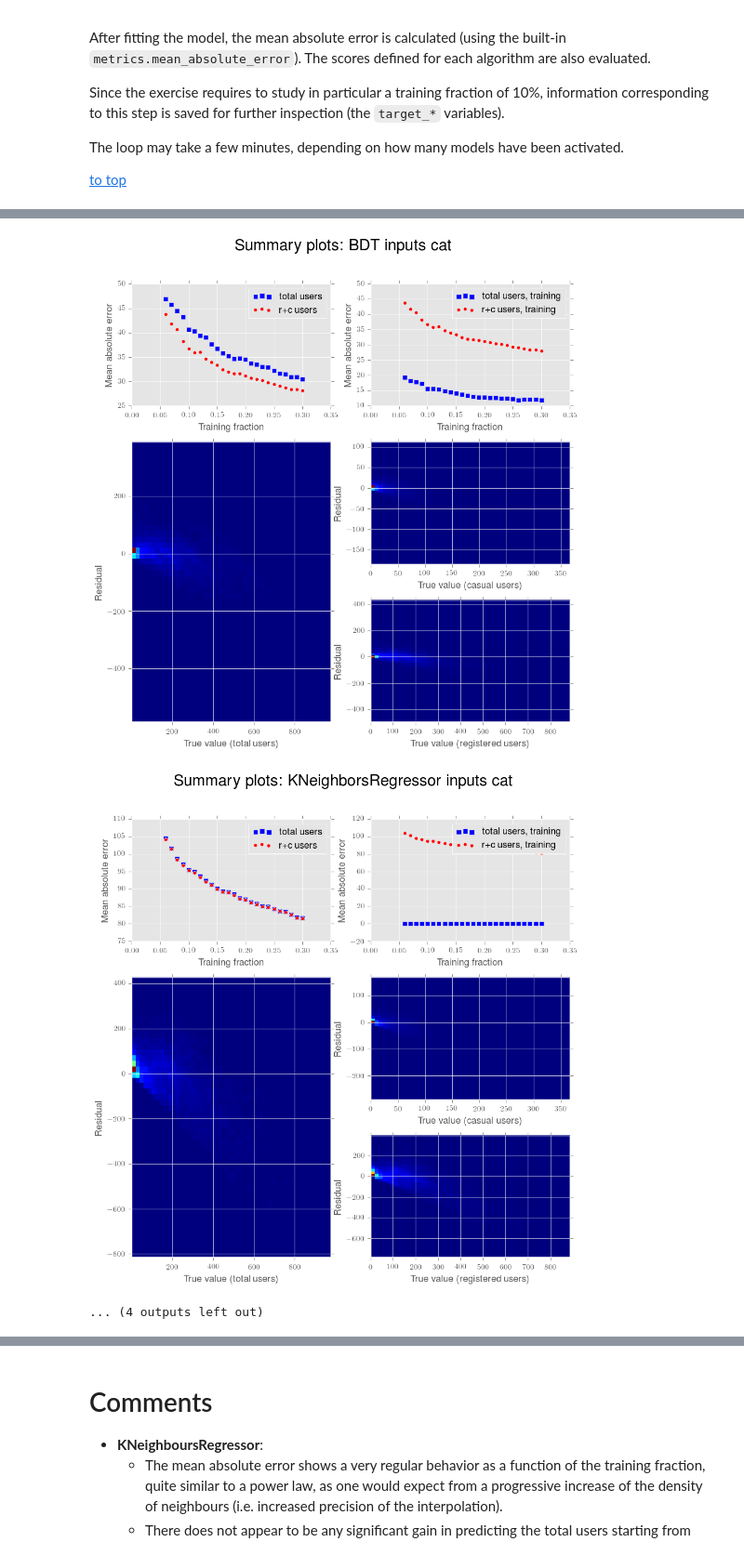
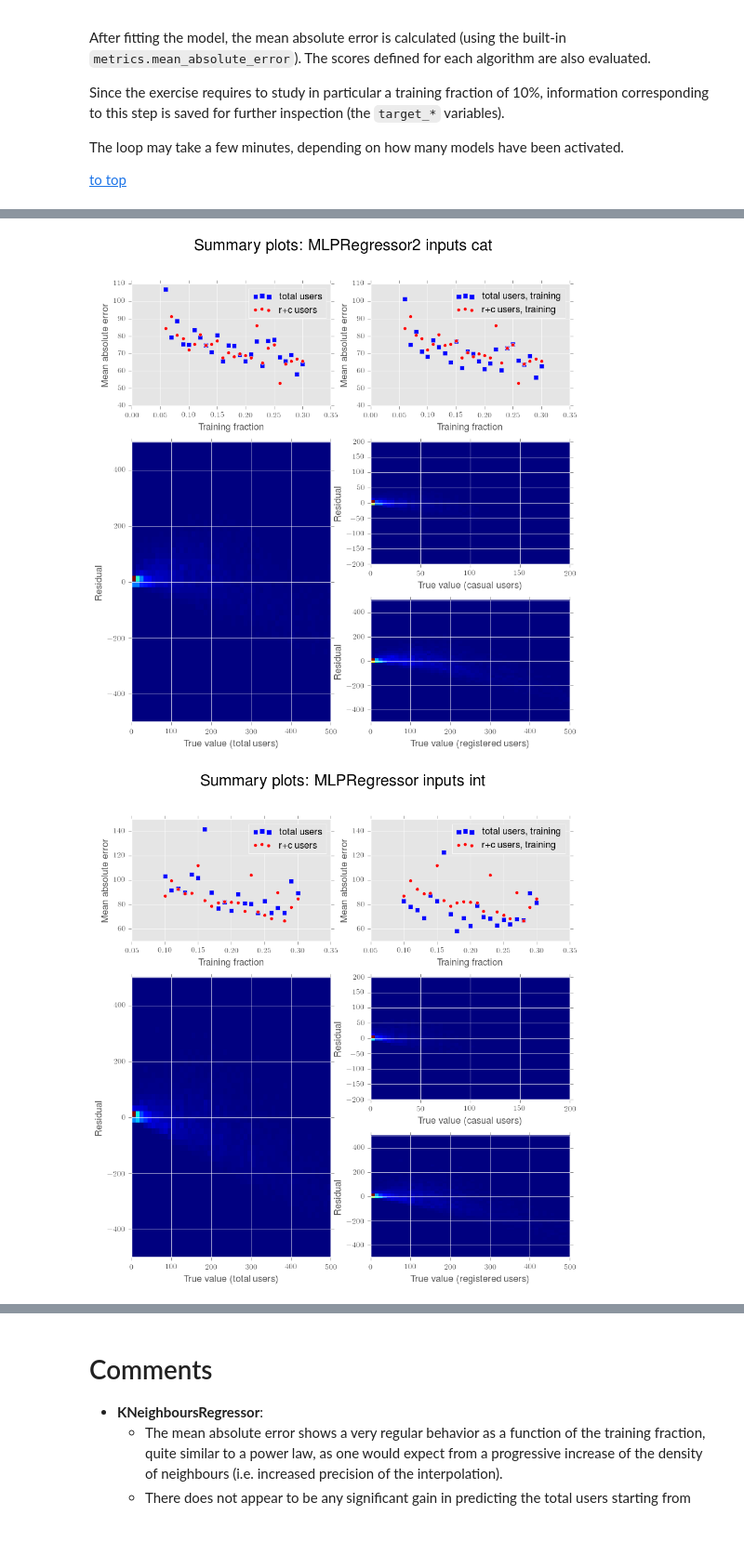
Before and after one commit to disimone/bikesharing, a Jupyter notebook: bikesharingClean.ipynb, the cells around one changed output, grey strips where cells are left out. Shown at 93% size. Drawn from its saved outputs; the diff is of its cells as text; code cells hidden in the pictures.

```diff
--- a/bikesharingClean.ipynb
+++ b/bikesharingClean.ipynb
@@ -61,11 +63,16 @@ The input csv file is defined in the `input_file` variable, and `max_percentage`
 
 models={
 
-    'KNeighborsRegressor':[neighbors.KNeighborsRegressor,{'weights':'distance','n_neighbors':5}],
-    'Linear Regression':[linear_model.LinearRegression,{'copy_X':True}],
-    'BDT':[ensemble.RandomForestRegressor,{'n_estimators':100}]
+#    'KNeighborsRegressor':[neighbors.KNeighborsRegressor,{'weights':'distance','n_neighbors':5}],
+#    'Linear Regression':[linear_model.LinearRegression,{'copy_X':True}],
+#    'BDT':[ensemble.RandomForestRegressor,{'n_estimators':100}],
 #    'Ridge':[linear_model.Ridge,{'copy_X':True}],
-#    'MLPRegressor':[neural_network.MLPRegressor,{}],
+#    'Ridge2':[linear_model.Ridge,{'copy_X':True,'alpha':2.0}],
+#    'Lasso':[linear_model.Lasso,{}],
+#    'Lasso2':[linear_model.Lasso,{'alpha':2.0}],
+    'MLPRegressor':[neural_network.MLPRegressor,{}],
+    'MLPRegressor2':[neural_network.MLPRegressor,{'hidden_layer_sizes': (100,50)}],
+
 #    'SVR':[svm.SVR,{}]
 }
 
@@ -275,9 +298,10 @@ target_modelr=defaultdict(lambda: defaultdict())
 target_modelc=defaultdict(lambda: defaultdict())
 
 
-
-inputs=['plain','cat','int']
-#inputs=['plain','cat']
+# full inputs
+inputs=myX.keys()
+# selected inputs
+#inputs=['pca']
 
 # setup a simple progress bar
 
@@ -294,7 +318,7 @@ for input in inputs:
         for name,model in models.iteritems():
 
             # skip low-stat training for high-dim configurations
-            if input=='plain' or (input =='cat' and fraction>0.05) or (input =='int' and fraction>=0.1):
+            if input=='plain' or (input =='cat' and fraction>0.05) or (input in['int','pca'] and fraction>=0.1):
                 # use custom arguments
                 themodel=model[0](** model[1])
                 themodelc=model[0](** model[1])
@@ -372,12 +397,9 @@ The following cell creates some plots and tables to understand the performance o
 
 [to top](#TOC)
 # %%
+for name in models.keys():
 
-for input in inputs:
-
-    for name in models.keys():
-
-        print input,name
+    for input in inputs:
 
         # inspect feature ranking
 
@@ -407,19 +429,26 @@ for input in inputs:
         subres_0_1.set_xlabel('Training fraction')
         plt.legend(loc='best');
 
+        # use same scale for training and test errors
+
+        ylim1=subres_0.get_ylim()
+        ylim2=subres_0_1.get_ylim()
+        ylimbest=min(ylim1[0],ylim2[0]),max(ylim1[1],ylim2[1])
+        subres_0.set_ylim(ylimbest)
+        subres_0_1.set_ylim(ylimbest)
+
         subres_1=plt.subplot2grid((3,2),(1,0),rowspan=2)
-        subres_1.hist2d(np.exp(np.ravel(myY_test[0.1]))-1,np.exp(target_prediction[input][name])-np.exp(np.ravel(myY_test[0.1])), (50,50),cmap=plt.cm.jet)
-        #subres_1.hist2d(np.ravel(myY_test[0.1]),target_predictionr[name]+target_predictionc[name]-np.ravel(myY_test[0.1]),(50,50),label="registered+casual users",cmap=plt.cm.jet)
+        subres_1.hist2d(np.exp(np.ravel(myY_test[0.1]))-1,np.exp(target_prediction[input][name])-np.exp(np.ravel(myY_test[0.1])),bins=(50,50),range=((0,500),(-500,500)),cmap=plt.cm.jet)
         subres_1.set_xlabel('True value (total users)')
         subres_1.set_ylabel('Residual')
 
         subres_2=plt.subplot2grid((3,2),(1,1))
-        subres_2.hist2d(np.exp(np.ravel(myYc_test[0.1]))-1,np.exp(target_predictionc[input][name])-np.exp(np.ravel(myYc_test[0.1])),(50,50),cmap=plt.cm.jet)
+        subres_2.hist2d(np.exp(np.ravel(myYc_test[0.1]))-1,np.exp(target_predictionc[input][name])-np.exp(np.ravel(myYc_test[0.1])),bins=(50,50),range=((0,200),(-200,200)),cmap=plt.cm.jet)
         subres_2.set_xlabel('True value (casual users)')
         subres_2.set_ylabel('Residual')
 
         subres_3=plt.subplot2grid((3,2),(2,1))
-        subres_3.hist2d(np.ravel(np.exp(myYr_test[0.1]))-1,np.exp(target_predictionr[input][name])-np.exp(np.ravel(myYr_test[0.1])),(50,50),cmap=plt.cm.jet)
+        subres_3.hist2d(np.ravel(np.exp(myYr_test[0.1]))-1,np.exp(target_predictionr[input][name])-np.exp(np.ravel(myYr_test[0.1])),bins=(50,50),range=((0,500),(-500,500)),cmap=plt.cm.jet)
         subres_3.set_xlabel('True value (registered users)')
         subres_3.set_ylabel('Residual')
 # %% [output]
@@ -493,3 +458,2 @@ int Linear Regression
-[figure, old version]
+[figure, new version]
-[figure, old version]
+[figure, new version]
-... (4 outputs left out)
```
Also changed, not shown: parts of 9 cells of this notebook.
